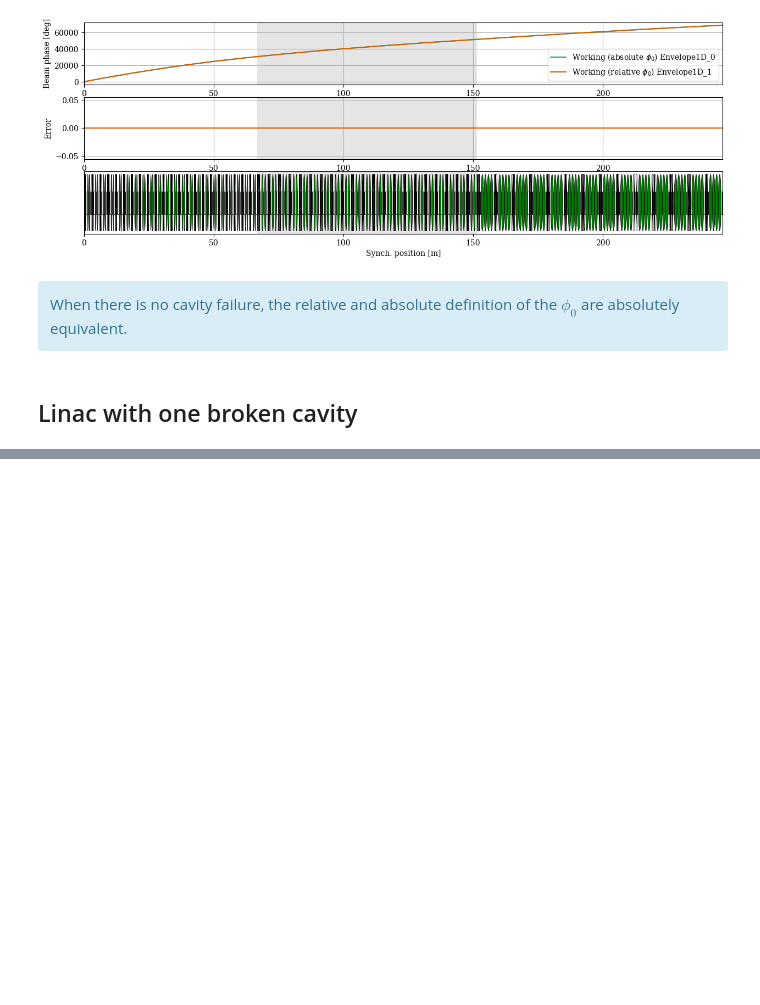
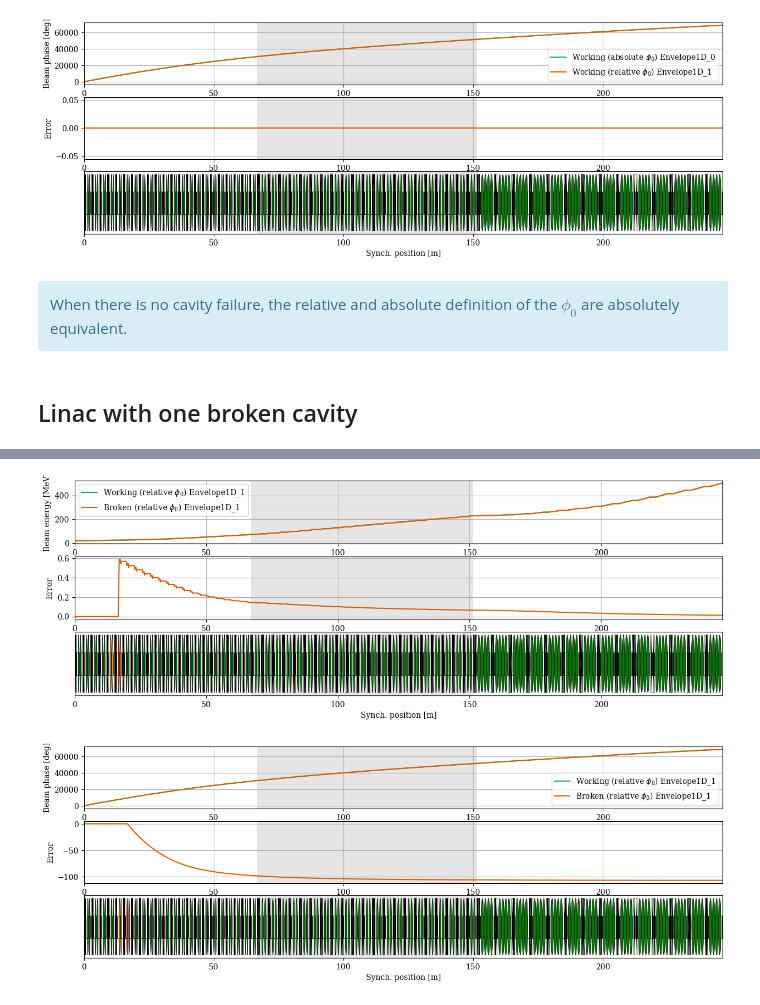
Before and after one commit to AdrienPlacais/lightwin, a Jupyter notebook: docs/source/manual/notebooks/absolute_vs_relative_phases.ipynb, the cells around one changed output, grey strips where cells are left out. Cells and saved outputs as stored; diff of their text form; code cells hidden in the pictures; blank space fills up the shorter version.

```diff
--- a/docs/source/manual/notebooks/absolute_vs_relative_phases.ipynb
+++ b/docs/source/manual/notebooks/absolute_vs_relative_phases.ipynb
@@ -172,0 +175,5 @@ figs = plot.factory(accelerators_abs, config_abs['plots'], save_fig=False, clean
+# %%
+figs = plot.factory(accelerators_rel, config_rel['plots'], save_fig=False, clean_fig=False)
+# %% [output]
+[figure, added]
+[figure, added]
```
Also changed, not shown: parts of 3 cells of this notebook.
